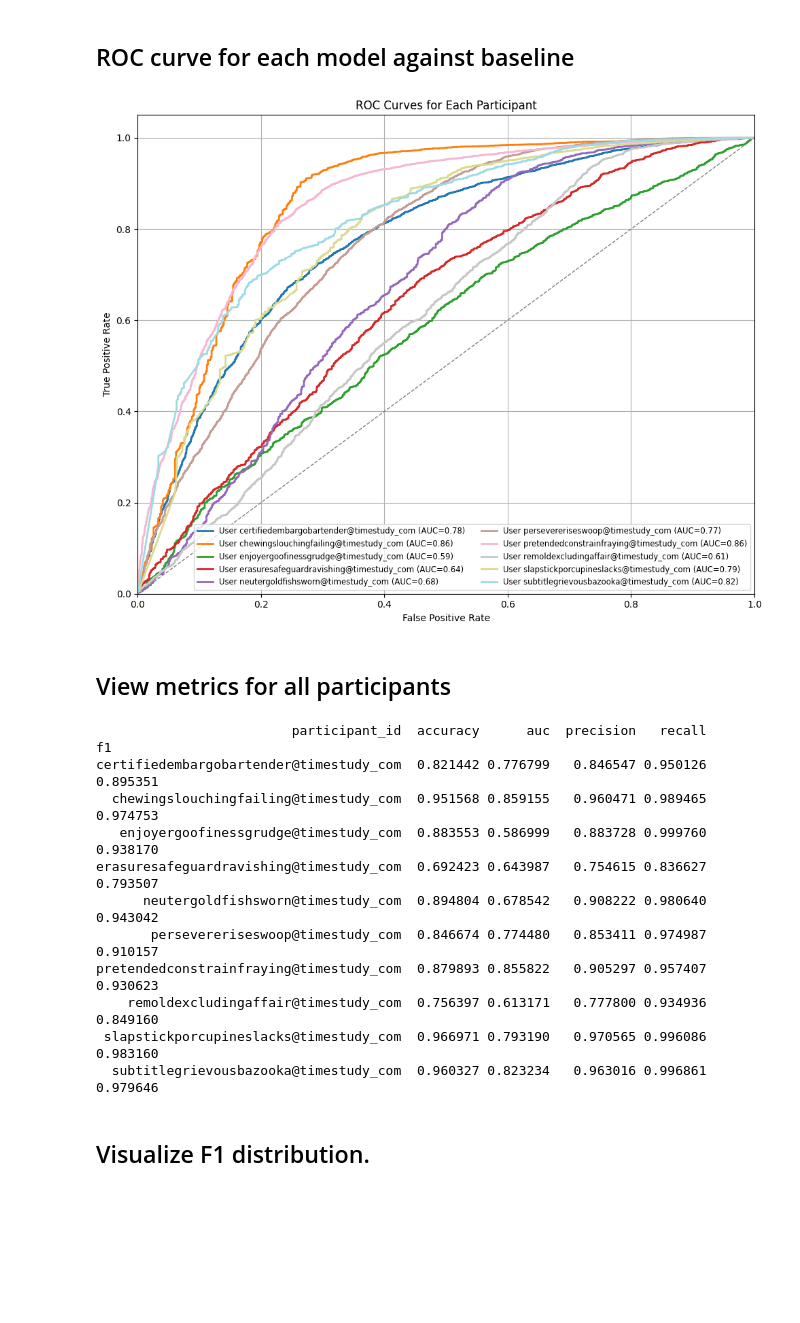
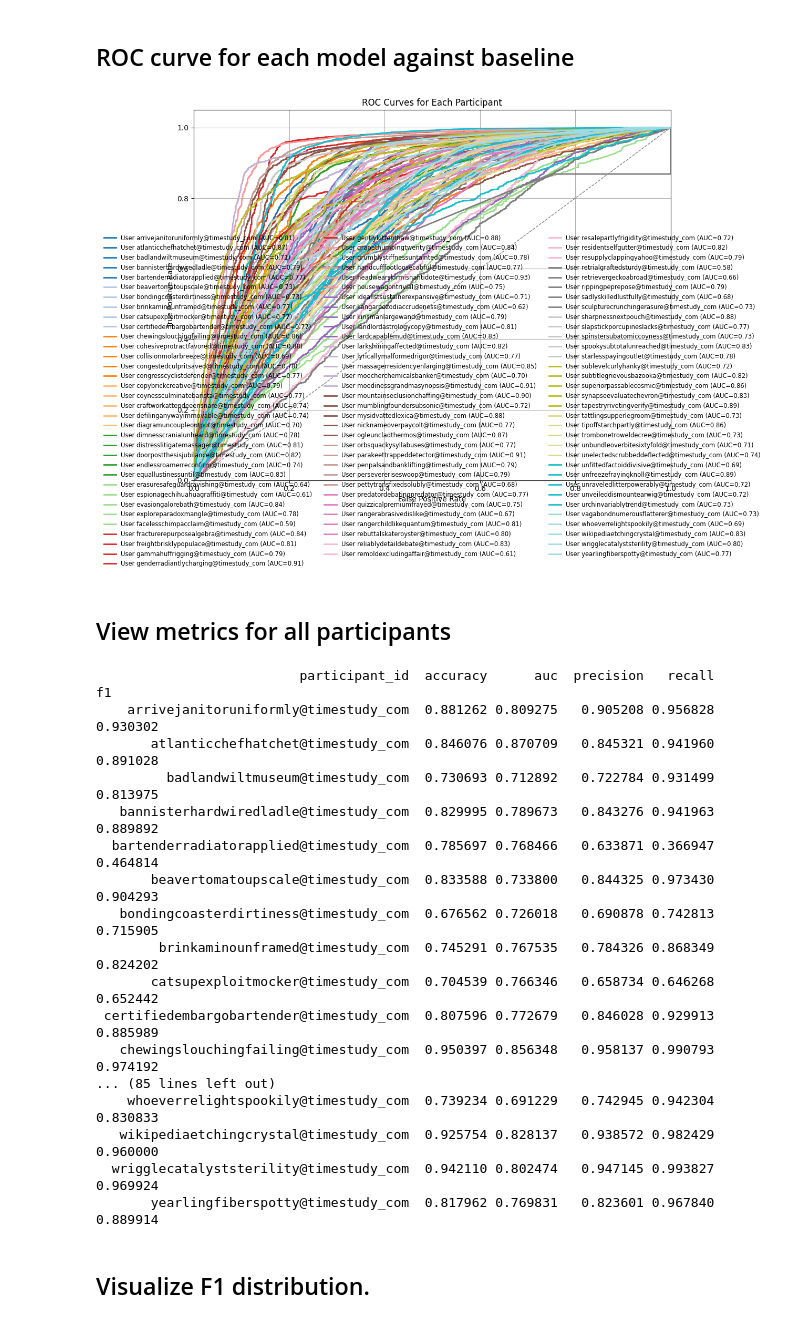
Before and after one commit to adityaponnada/real_time_prompting, a Jupyter notebook: personalized_user_models_SMOTE.ipynb, the cells around one changed output. Saved outputs shown, nothing was run; the diff lists cells and outputs as text; code cells hidden in the pictures; blank space fills up the shorter version.

Commit message:
Update personalized models for randomly sampled 100 participants

```diff
--- a/personalized_user_models_SMOTE.ipynb
+++ b/personalized_user_models_SMOTE.ipynb
@@ -23,7 +23,7 @@ from imblearn.over_sampling import SMOTE
 ## Load file
 # %%
 ## import dataset
-raw_feature_df_scaled = pd.read_csv('/Users/adityaponnada/Downloads/time_study_data/processed_features_v1.csv')
+raw_feature_df_scaled = pd.read_csv('/Users/adityaponnada/Downloads/time_study_data/processed_features_v100.csv')
 ## Display the first few rows of the dataset
 raw_feature_df_scaled.head()
 # %% [output]
@@ -63,7 +63,7 @@ raw_feature_df_scaled = impute_missing_with_median(raw_feature_df_scaled)
 # %%
 def split_train_test_by_time(df, id_col='participant_id', frac_train=0.10):
     """
-    Splits the DataFrame so that for each participant_id, the first frac_train (default 80%) of rows are in the training set,
+    Splits the DataFrame so that for each participant_id, the first frac_train (default 10%) of rows are in the training set,
     and the remaining (tailing) rows are in the test set. Assumes data is sorted by time/order within each participant.
     Returns: train_df, test_df
     """
@@ -199,35 +199,35 @@ def plot_roc_curves_per_participant(participant_clfs, test_df, outcome_col='outc
     for idx, pid in enumerate(participant_ids):
         clf = participant_clfs[pid]
         user_df = test_df[test_df[id_col] == pid]
         if user_df.empty:
             continue
         feature_cols = [col for col in user_df.columns if col not in [outcome_col, id_col]]
         X = user_df[feature_cols]
         y = user_df[outcome_col]
         if len(y.unique()) < 2:
             continue  # ROC undefined if only one class present
         if hasattr(clf, 'predict_proba'):
             y_proba = clf.predict_proba(X)[:, 1]
         else:
             continue
         fpr, tpr, _ = roc_curve(y, y_proba)
         roc_auc = auc(fpr, tpr)
         plt.plot(fpr, tpr, color=colors(idx), lw=2, label=f'User {pid} (AUC={roc_auc:.2f})')
     plt.plot([0, 1], [0, 1], color='gray', lw=1, linestyle='--')
     plt.xlim([0.0, 1.0])
     plt.ylim([0.0, 1.05])
     plt.xlabel('False Positive Rate')
     plt.ylabel('True Positive Rate')
     plt.title('ROC Curves for Each Participant')
-    plt.legend(loc='lower right', fontsize='small', ncol=2)
     plt.grid(True)
     plt.tight_layout()
+    plt.legend(loc='lower center', bbox_to_anchor=(0.5, -0.25), fontsize='small', ncol=3, frameon=False)
     plt.show()
 
 # Example usage:
 plot_roc_curves_per_participant(participant_clfs, test_df)
 # %% [output]
-[figure, old version]
+[figure, new version]
 # %% [markdown]
 ## View metrics for all participants
 # %%
@@ -240,17 +240,23 @@ def print_participant_metrics(metrics_df):
 # Example usage:
 print_participant_metrics(participant_results)
 # %% [output]
-                         participant_id  accuracy      auc  precision   recall       f1
-certifiedembargobartender@timestudy_com  0.821442 0.776799   0.846547 0.950126 0.895351
-  chewingslouchingfailing@timestudy_com  0.951568 0.859155   0.960471 0.989465 0.974753
-   enjoyergoofinessgrudge@timestudy_com  0.883553 0.586999   0.883728 0.999760 0.938170
-erasuresafeguardravishing@timestudy_com  0.692423 0.643987   0.754615 0.836627 0.793507
-      neutergoldfishsworn@timestudy_com  0.894804 0.678542   0.908222 0.980640 0.943042
-       persevereriseswoop@timestudy_com  0.846674 0.774480   0.853411 0.974987 0.910157
-pretendedconstrainfraying@timestudy_com  0.879893 0.855822   0.905297 0.957407 0.930623
-    remoldexcludingaffair@timestudy_com  0.756397 0.613171   0.777800 0.934936 0.849160
- slapstickporcupineslacks@timestudy_com  0.966971 0.793190   0.970565 0.996086 0.983160
-  subtitlegrievousbazooka@timestudy_com  0.960327 0.823234   0.963016 0.996861 0.979646
+                          participant_id  accuracy      auc  precision   recall       f1
+    arrivejanitoruniformly@timestudy_com  0.881262 0.809275   0.905208 0.956828 0.930302
+       atlanticchefhatchet@timestudy_com  0.846076 0.870709   0.845321 0.941960 0.891028
+         badlandwiltmuseum@timestudy_com  0.730693 0.712892   0.722784 0.931499 0.813975
+   bannisterhardwiredladle@timestudy_com  0.829995 0.789673   0.843276 0.941963 0.889892
+  bartenderradiatorapplied@timestudy_com  0.785697 0.768466   0.633871 0.366947 0.464814
+       beavertomatoupscale@timestudy_com  0.833588 0.733800   0.844325 0.973430 0.904293
+   bondingcoasterdirtiness@timestudy_com  0.676562 0.726018   0.690878 0.742813 0.715905
+        brinkaminounframed@timestudy_com  0.745291 0.767535   0.784326 0.868349 0.824202
+       catsupexploitmocker@timestudy_com  0.704539 0.766346   0.658734 0.646268 0.652442
+ certifiedembargobartender@timestudy_com  0.807596 0.772679   0.846028 0.929913 0.885989
+   chewingslouchingfailing@timestudy_com  0.950397 0.856348   0.958137 0.990793 0.974192
+... (85 lines left out)
+    whoeverrelightspookily@timestudy_com  0.739234 0.691229   0.742945 0.942304 0.830833
+   wikipediaetchingcrystal@timestudy_com  0.925754 0.828137   0.938572 0.982429 0.960000
+  wrigglecatalyststerility@timestudy_com  0.942110 0.802474   0.947145 0.993827 0.969924
+       yearlingfiberspotty@timestudy_com  0.817962 0.769831   0.823601 0.967840 0.889914
 # %% [markdown]
 ## Visualize F1 distribution.
 # %%
```
Also changed, not shown: parts of 8 cells of this notebook.
